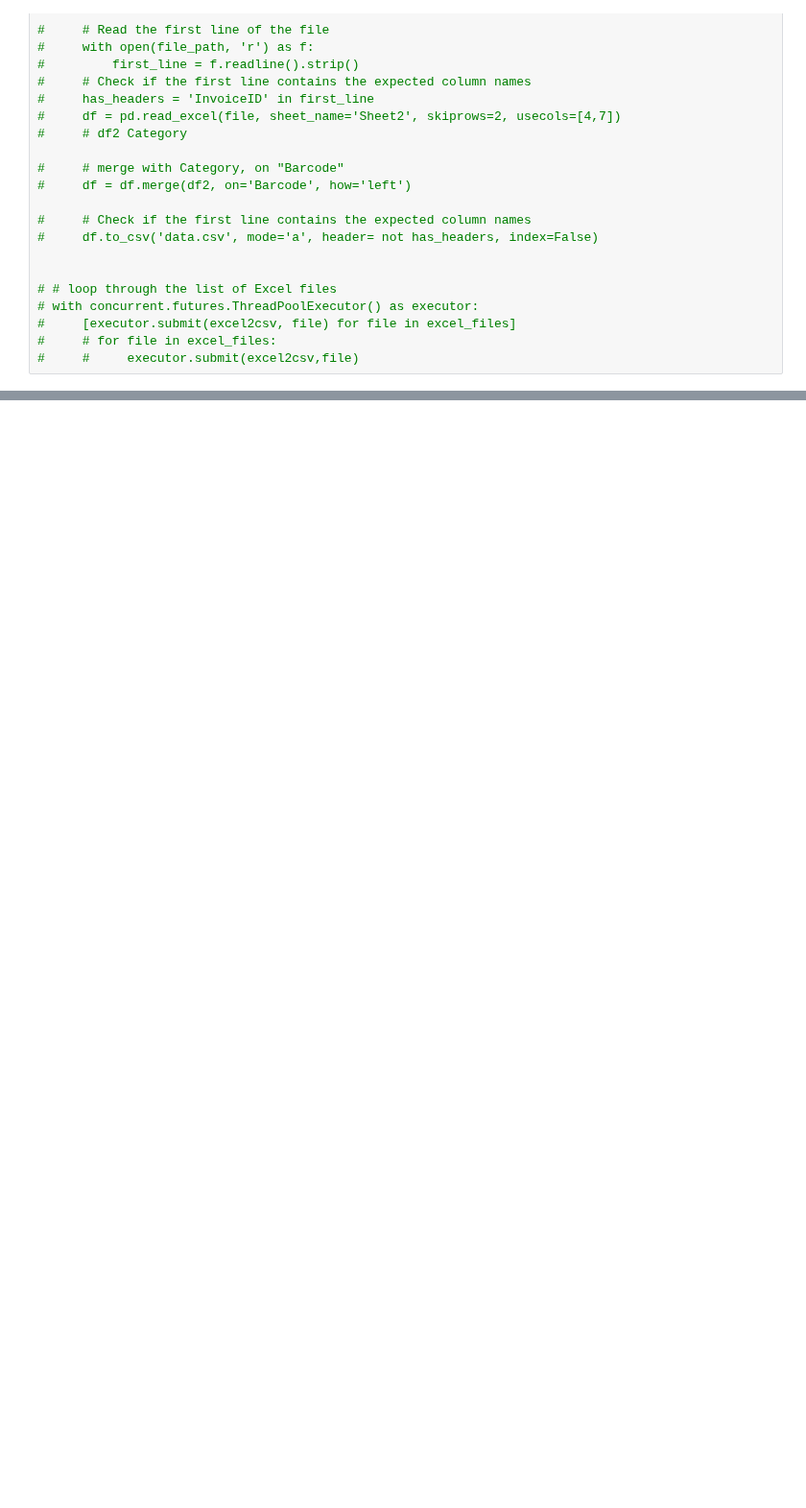
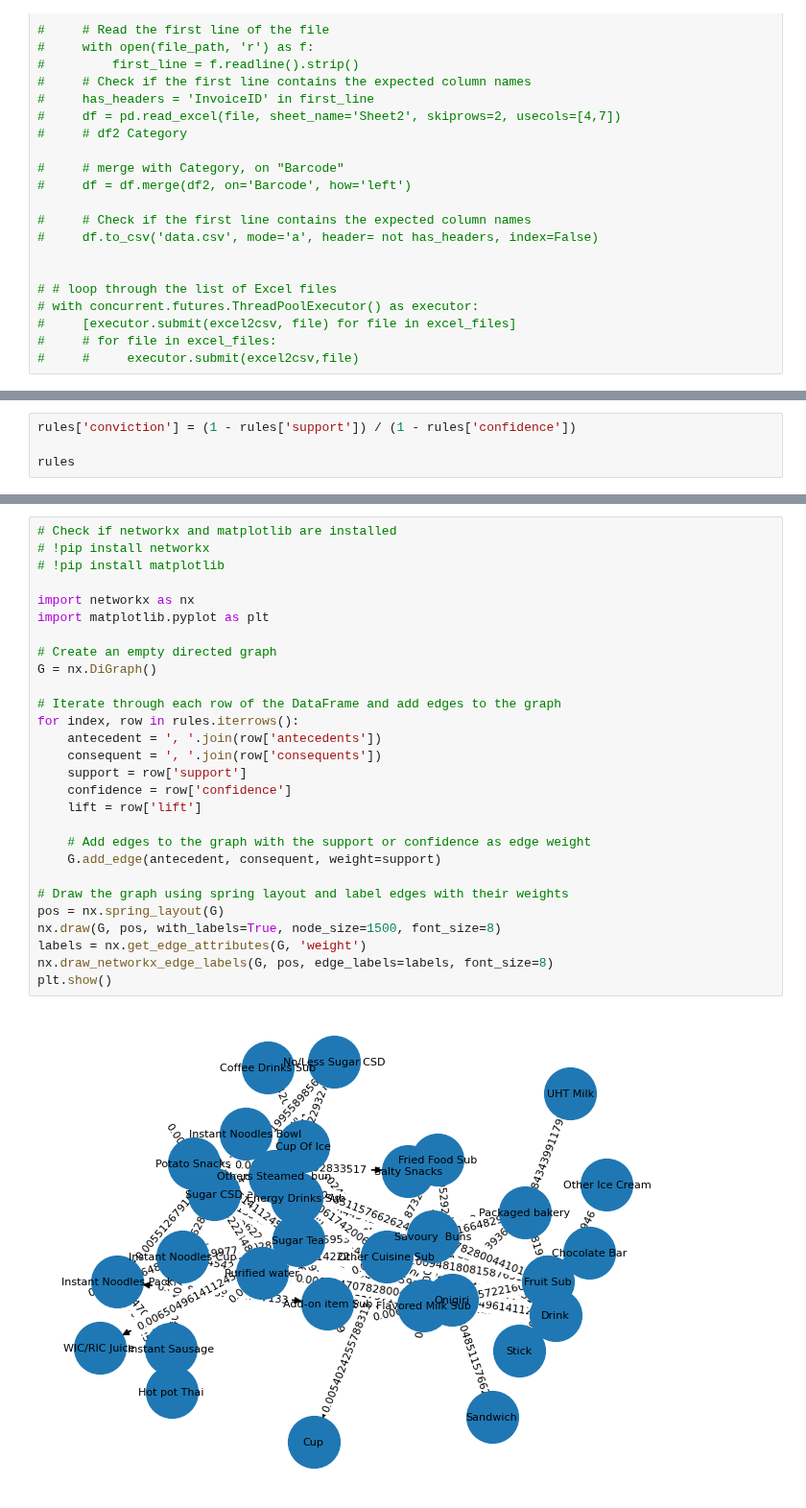
Before and after one commit to TrieuPH/python, a Jupyter notebook: Python/Data Analysis/apriorilogic.ipynb, the cells around one changed output, grey strips where cells are left out. Shown at 96% size. Drawn from its saved outputs; the diff is of its cells as text; blank space fills up the shorter version.

```diff
--- a/Python/Data Analysis/apriorilogic.ipynb
+++ b/Python/Data Analysis/apriorilogic.ipynb
@@ -176,0 +219,4 @@ rules
+# %%
+rules['conviction'] = (1 - rules['support']) / (1 - rules['confidence'])
+
+rules
@@ -209,0 +272,30 @@ TypeError: can only concatenate str (not "time.struct_time") to str
+# %%
+# Check if networkx and matplotlib are installed
+# !pip install networkx
+# !pip install matplotlib
+
+import networkx as nx
+import matplotlib.pyplot as plt
+
+# Create an empty directed graph
+G = nx.DiGraph()
+
+# Iterate through each row of the DataFrame and add edges to the graph
+for index, row in rules.iterrows():
+    antecedent = ', '.join(row['antecedents'])
+    consequent = ', '.join(row['consequents'])
+    support = row['support']
+    confidence = row['confidence']
+    lift = row['lift']
+
+    # Add edges to the graph with the support or confidence as edge weight
+    G.add_edge(antecedent, consequent, weight=support)
+
+# Draw the graph using spring layout and label edges with their weights
+pos = nx.spring_layout(G)
+nx.draw(G, pos, with_labels=True, node_size=1500, font_size=8)
+labels = nx.get_edge_attributes(G, 'weight')
+nx.draw_networkx_edge_labels(G, pos, edge_labels=labels, font_size=8)
+plt.show()
+# %% [output]
+[figure, added]
```
Also changed, not shown: parts of 15 cells of this notebook, 8 other files.
